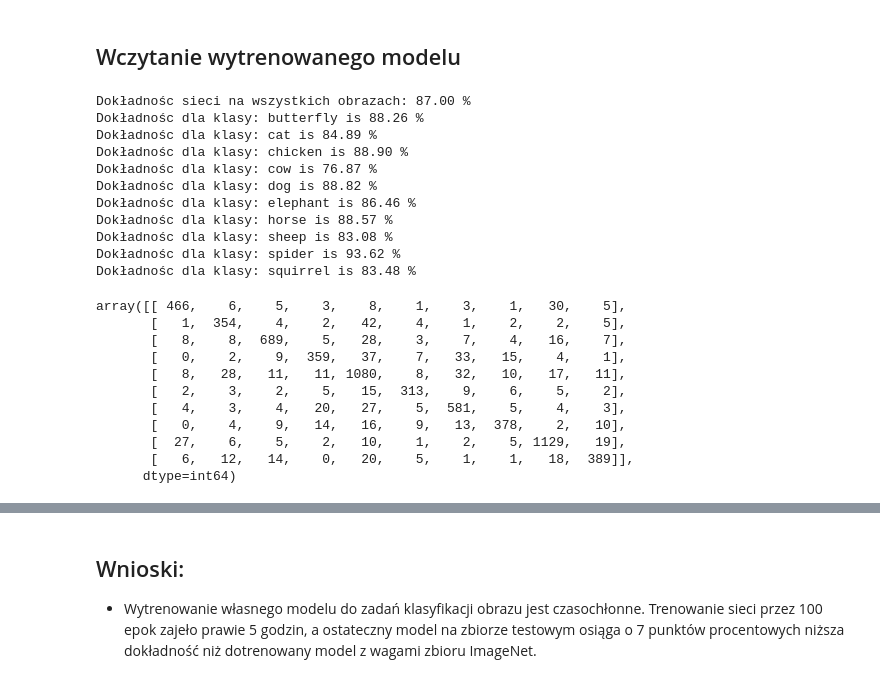
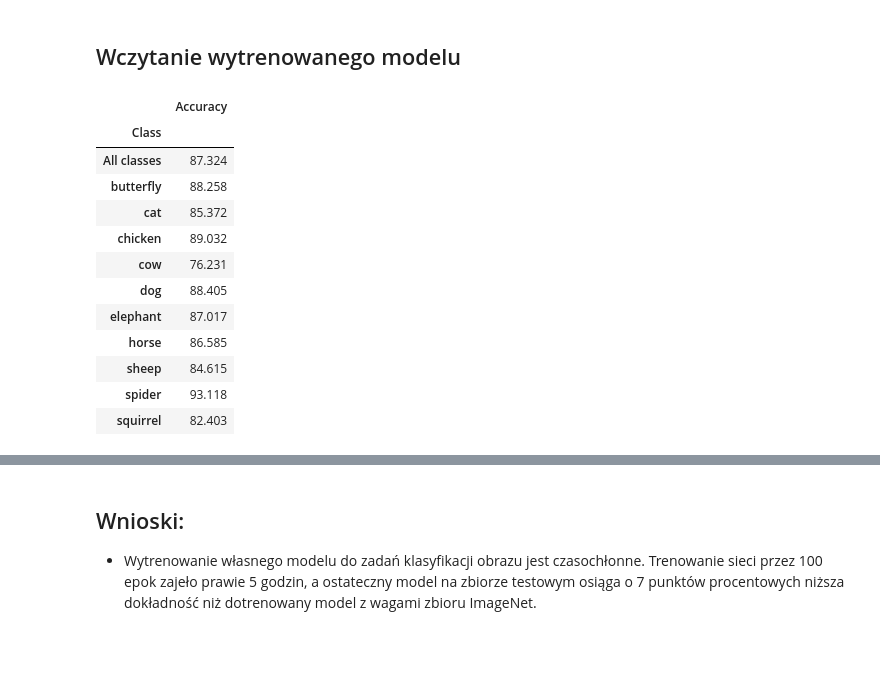
Before and after one commit to CptQuak/projekt_um_imagerec, a Jupyter notebook: przyklad_plotu.ipynb, the cells around one changed output, grey strips where cells are left out. Cells and saved outputs as stored; diff of their text form; code cells hidden in the pictures; blank space fills up the shorter version.

```diff
--- a/przyklad_plotu.ipynb
+++ b/przyklad_plotu.ipynb
@@ -133,26 +137,17 @@ def model_train_evaluation(model_params_file, model):
 # %%
-cm = model_train_evaluation('model_params/20221222_085837', res_net_model)
-cm
+df, cm = model_train_evaluation('model_params/20221222_085837', res_net_model)
+df
 # %% [output]
-Dokładnośc sieci na wszystkich obrazach: 87.00 %
-Dokładnośc dla klasy: butterfly is 88.26 %
-Dokładnośc dla klasy: cat is 84.89 %
-Dokładnośc dla klasy: chicken is 88.90 %
-Dokładnośc dla klasy: cow is 76.87 %
-Dokładnośc dla klasy: dog is 88.82 %
-Dokładnośc dla klasy: elephant is 86.46 %
-Dokładnośc dla klasy: horse is 88.57 %
-Dokładnośc dla klasy: sheep is 83.08 %
-Dokładnośc dla klasy: spider is 93.62 %
-Dokładnośc dla klasy: squirrel is 83.48 %
-array([[ 466,    6,    5,    3,    8,    1,    3,    1,   30,    5],
-       [   1,  354,    4,    2,   42,    4,    1,    2,    2,    5],
-       [   8,    8,  689,    5,   28,    3,    7,    4,   16,    7],
-       [   0,    2,    9,  359,   37,    7,   33,   15,    4,    1],
-       [   8,   28,   11,   11, 1080,    8,   32,   10,   17,   11],
-       [   2,    3,    2,    5,   15,  313,    9,    6,    5,    2],
-       [   4,    3,    4,   20,   27,    5,  581,    5,    4,    3],
-       [   0,    4,    9,   14,   16,    9,   13,  378,    2,   10],
-       [  27,    6,    5,    2,   10,    1,    2,    5, 1129,   19],
-       [   6,   12,   14,    0,   20,    5,    1,    1,   18,  389]],
-      dtype=int64)
+|  | Accuracy |
+| Class |  |
+| All classes | 87.324 |
+| butterfly | 88.258 |
+| cat | 85.372 |
+| chicken | 89.032 |
+| cow | 76.231 |
+| dog | 88.405 |
+| elephant | 87.017 |
+| horse | 86.585 |
+| sheep | 84.615 |
+| spider | 93.118 |
+| squirrel | 82.403 |
```
Also changed, not shown: parts of 5 cells of this notebook, 2 other files.
